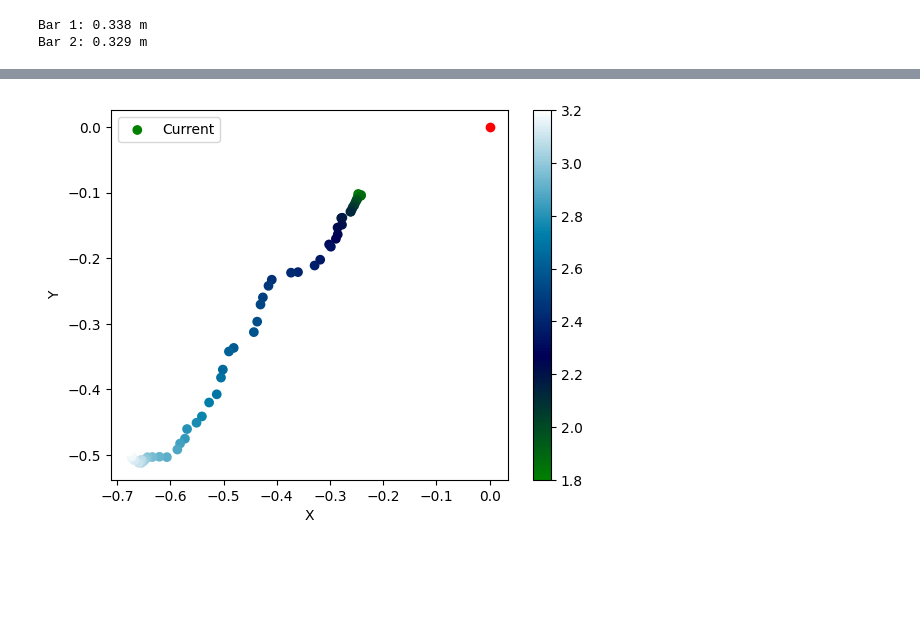
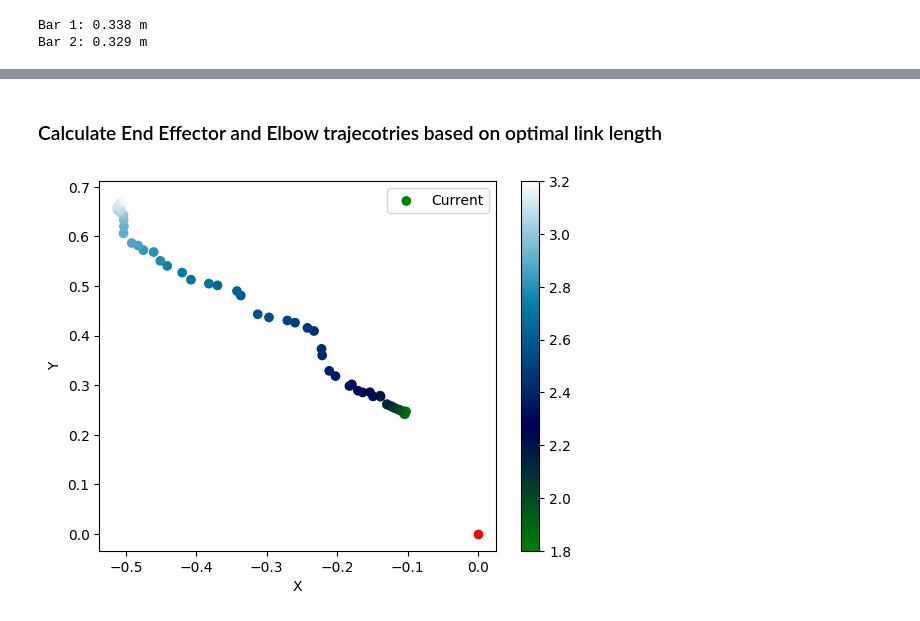
Before and after one commit to Harvard-Slade-Lab/assistive-arm, a Jupyter notebook: notebooks/optimal_length.ipynb, the cells around one changed output, grey strips where cells are left out. Cells and saved outputs as stored; diff of their text form; code cells hidden in the pictures; blank space fills up the shorter version.

```diff
--- a/notebooks/optimal_length.ipynb
+++ b/notebooks/optimal_length.ipynb
@@ -188,18 +161,27 @@ plt.show()
+# %% [markdown]
+### Calculate End Effector and Elbow trajecotries based on optimal link length
 # %%
 rotate_90 = get_rotation_matrix(90)
 
-P_EE = np.array([l1*np.cos(theta_1) + l2*np.cos(theta_1 + theta_2), l1*np.sin(theta_1) + l2*np.sin(theta_1 + theta_2), np.zeros(theta_1.shape)])
+P_EE = np.array([l1*np.cos(theta_1) + l2*np.cos(theta_1 + theta_2), l1*np.sin(theta_1) + l2*np.sin(theta_1 + theta_2), theta_1 + theta_2])
 P_L1 = np.array([l1*np.cos(theta_1), l1*np.sin(theta_1), np.zeros(theta_1.shape)])
 
-plt.scatter((rotate_90 @ P_EE)[0], (rotate_90 @ P_EE)[1], c=pelvis_to_chair.index, cmap="ocean", label="Current")
-plt.colorbar()
-plt.plot(0, 0, "o", c="r")
-plt.xlabel("X")
-plt.ylabel("Y")
-plt.legend()
-plt.show()
+optimal_profile['X'] = P_EE[0, :]
+optimal_profile['Y'] = P_EE[1, :]
+optimal_profile['theta_1_2'] = P_EE[2, :]
+
+profile_path = Path(trial / "optimal_profile.csv")
+optimal_profile.to_csv(profile_path)
-# %% [output]
-[figure, removed]
+# %%
+plt.scatter(P_EE[0], P_EE[1], c=pelvis_to_chair.index, cmap="ocean", label="Current")
+plt.colorbar()
+plt.plot(0, 0, "o", c="r")
+plt.xlabel("X")
+plt.ylabel("Y")
+plt.legend()
+plt.show()
+# %% [output]
+[figure, added]
 # %%
 rotate_90 = get_rotation_matrix(90)
 
```
Also changed, not shown: parts of 21 cells of this notebook, 8 other files.
